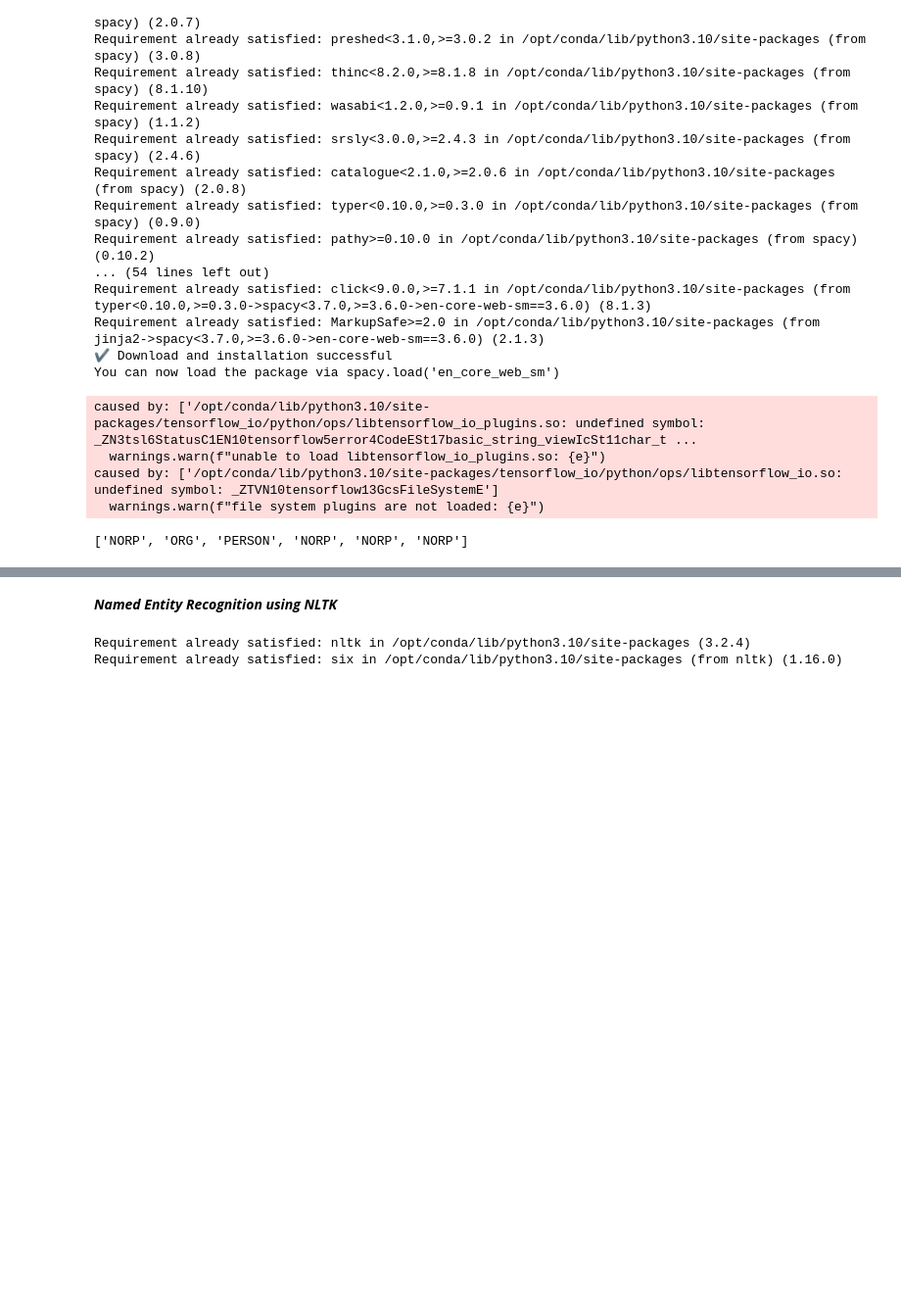
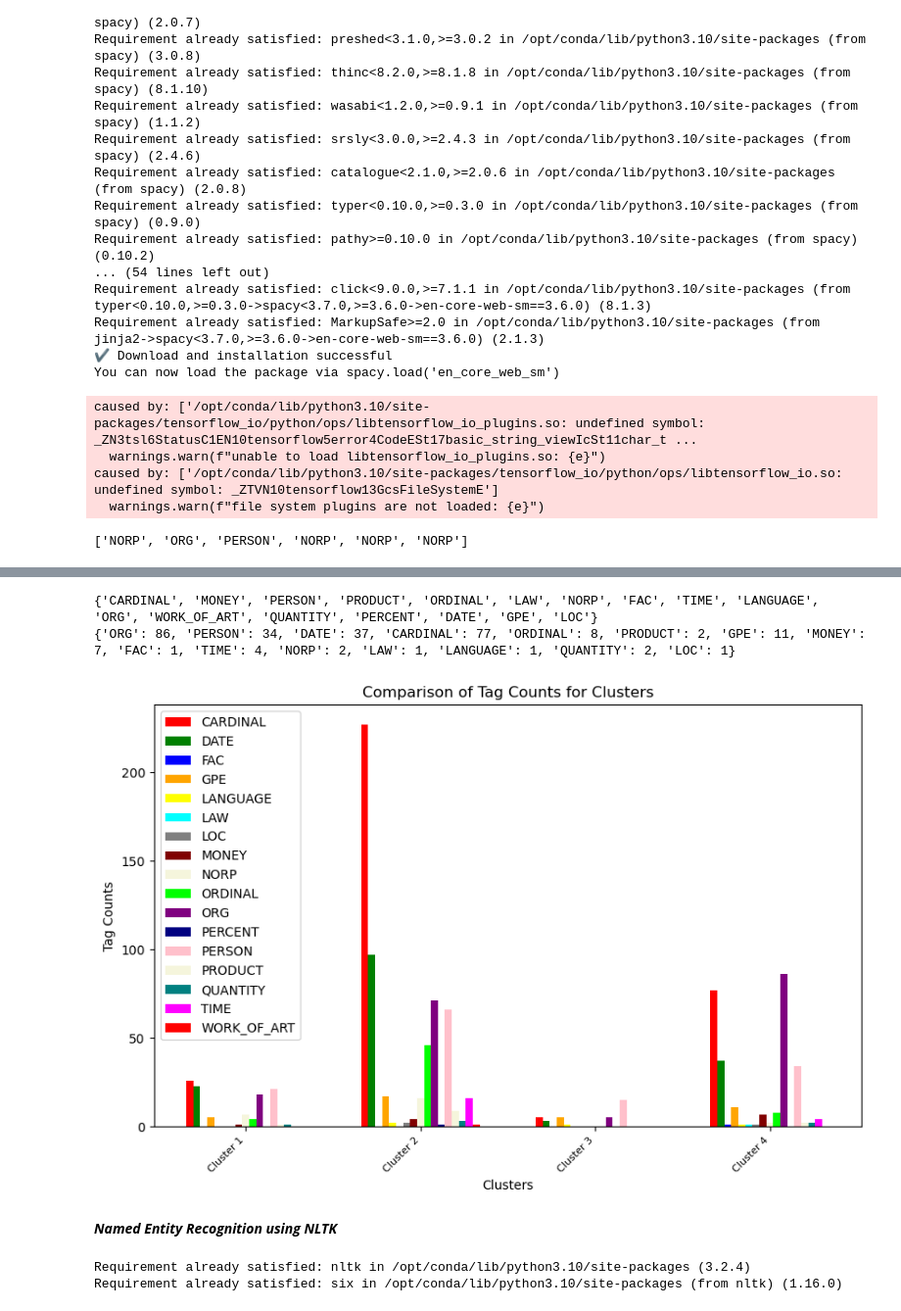
Before and after one commit to parisaAMahdavi/Improving-Kmeans-Clustring, a Jupyter notebook: NER_GPT_RedditData.ipynb, the cells around one changed output, grey strips where cells are left out. Shown at 98% size. Drawn from its saved outputs; the diff is of its cells as text; code cells hidden in the pictures; blank space fills up the shorter version.

Commit message:
Kaggle Notebook | GPT_RedditData_Analysis  | Version 27

```diff
--- a/NER_GPT_RedditData.ipynb
+++ b/NER_GPT_RedditData.ipynb
@@ -171,12 +206,12 @@ print(entities)
 # %%
-cluster2 = pd.read_csv('/kaggle/input/clusters-data/cluster_2.csv')
-cluster2_sample = cluster2.sample(n = 100)
+cluster3 = pd.read_csv('/kaggle/input/clusters-data/cluster_3.csv')
+cluster3_sample = cluster3.sample(n = 500)
 
-comments = list(cluster2_sample['comment'])
+comments = list(cluster3_sample['comment'])
 print(len(comments))
-entities = []
+entities3 = []
 for comment in comments:
     doc = nlp(comment)
-    entities.append([e.label_ for e in doc.ents])
-print(entities)
+    entities3.append([e.label_ for e in doc.ents])
+print(entities3)
 # %% [output]
@@ -199,3 +220,64 @@ print(entities)
+# %%
+entities_list3 = [item for row in entities3 for item in row]
+#print(entities_list)
+entities_set.update(entities_list3)
+print(entities_set)
+dict_c3 = dict(Counter(entities_list3))
+print(dict_c3)
+# %% [output]
+{'CARDINAL', 'MONEY', 'PERSON', 'PRODUCT', 'ORDINAL', 'LAW', 'NORP', 'FAC', 'TIME', 'LANGUAGE', 'ORG', 'WORK_OF_ART', 'QUANTITY', 'PERCENT', 'DATE', 'GPE', 'LOC'}
+{'ORG': 86, 'PERSON': 34, 'DATE': 37, 'CARDINAL': 77, 'ORDINAL': 8, 'PRODUCT': 2, 'GPE': 11, 'MONEY': 7, 'FAC': 1, 'TIME': 4, 'NORP': 2, 'LAW': 1, 'LANGUAGE': 1, 'QUANTITY': 2, 'LOC': 1}
+# %%
+import matplotlib.pyplot as plt
+import numpy as np
+
+# Data for the clusters
+clusters = ['Cluster 1', 'Cluster 2', 'Cluster 3', 'Cluster 4']
+
+# Tag counts for each cluster
+tag_counts = {
+    'Cluster 1': dict_c0,
+    'Cluster 2': dict_c1,
+    'Cluster 3': dict_c2,
+    'Cluster 4': dict_c3
+}
+
+# Get all unique tags
+tags = sorted(set(tag for cluster_tags in tag_counts.values() for tag in cluster_tags.keys()))
+
+# Get the count for each tag in each cluster
+counts = [[tag_counts[cluster].get(tag, 0) for tag in tags] for cluster in clusters]
+
+# Set up the figure and axes
+fig, ax = plt.subplots(figsize=(10, 6))
+
+# Set the width of each bar and the spacing between clusters
+bar_width = 0.04
+colors = ['red', 'green', 'blue', 'orange', 'yellow', 'cyan', 'gray','maroon',
+          'Beige', 'lime', 'purple', 'Navy','Pink', 'Beige', 'Teal', 'Magenta']
+
+# Set the positions of the bars on the x-axis
+x = np.arange(len(clusters))
+
+# Plot the bars for each tag
+for i, tag in enumerate(tags):
+    plt.bar(x + i * (bar_width), [count[i] for count in counts], width=bar_width, label=tag, color=colors[i % len(colors)])
+
+# Set the x-axis labels and title
+plt.xlabel('Clusters')
+plt.ylabel('Tag Counts')
+plt.title('Comparison of Tag Counts for Clusters')
+
+# Set the x-axis tick positions and labels with increased boundaries
+plt.xticks(x + ((len(tags) - 1) * bar_width) / 2, clusters, fontsize=8, rotation=45, ha='right')
+
+# Add a legend
+plt.legend()
+
+# Show the plot
+plt.show()
+# %% [output]
+[figure, added]
 # %% [markdown]
 ***Named Entity Recognition using NLTK***
 # %%
```
Also changed, not shown: parts of 34 cells of this notebook.
